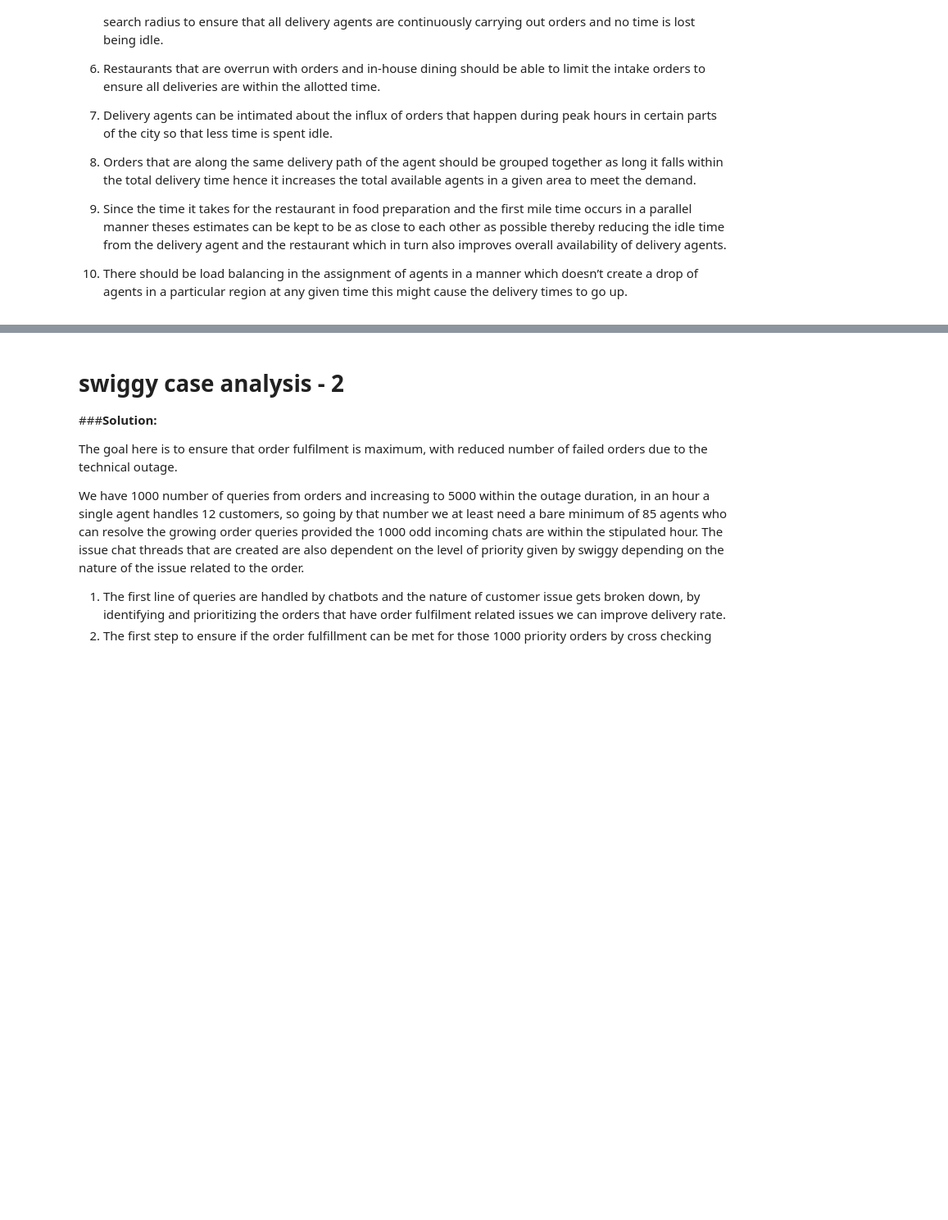
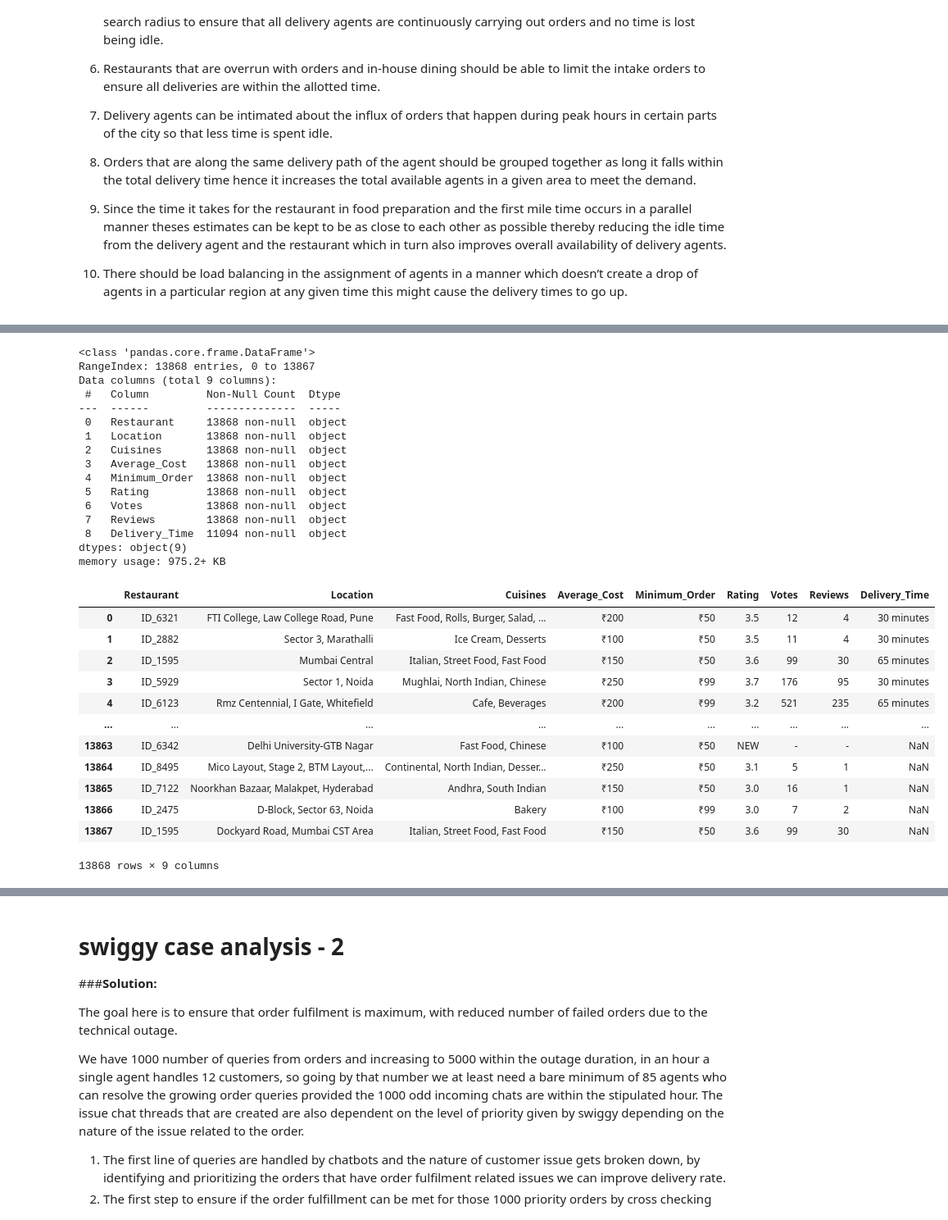
Before and after one commit to RichardPears/temp-workspace, a Jupyter notebook: swiggy_assessment.ipynb, the cells around one changed output, grey strips where cells are left out. Shown at 82% size. Drawn from its saved outputs; the diff is of its cells as text; code cells hidden in the pictures; blank space fills up the shorter version.

```diff
--- a/swiggy_assessment.ipynb
+++ b/swiggy_assessment.ipynb
@@ -43,0 +53,6 @@ The food aggregator model works around two major segments which has the followin
+# %%
+train= pd.read_excel(r'Data_Train.xlsx')
+test= pd.read_excel(r'Data_Test.xlsx')
+# %%
+df = pd.concat([train, test]).reset_index(drop = True)
+print(df.isna().sum())
@@ -43,0 +70,33 @@ The food aggregator model works around two major segments which has the followin
+# %%
+df.info()
+df
+# %% [output]
+<class 'pandas.core.frame.DataFrame'>
+RangeIndex: 13868 entries, 0 to 13867
+Data columns (total 9 columns):
+ #   Column         Non-Null Count  Dtype
+---  ------         --------------  -----
+ 0   Restaurant     13868 non-null  object
+ 1   Location       13868 non-null  object
+ 2   Cuisines       13868 non-null  object
+ 3   Average_Cost   13868 non-null  object
+ 4   Minimum_Order  13868 non-null  object
+ 5   Rating         13868 non-null  object
+ 6   Votes          13868 non-null  object
+ 7   Reviews        13868 non-null  object
+ 8   Delivery_Time  11094 non-null  object
+dtypes: object(9)
+memory usage: 975.2+ KB
+|  | Restaurant | Location | Cuisines | Average_Cost | Minimum_Order | Rating | Votes | Reviews | Delivery_Time |
+| 0 | ID_6321 | FTI College, Law College Road, Pune | Fast Food, Rolls, Burger, Salad, ... | ₹200 | ₹50 | 3.5 | 12 | 4 | 30 minutes |
+| 1 | ID_2882 | Sector 3, Marathalli | Ice Cream, Desserts | ₹100 | ₹50 | 3.5 | 11 | 4 | 30 minutes |
+| 2 | ID_1595 | Mumbai Central | Italian, Street Food, Fast Food | ₹150 | ₹50 | 3.6 | 99 | 30 | 65 minutes |
+| 3 | ID_5929 | Sector 1, Noida | Mughlai, North Indian, Chinese | ₹250 | ₹99 | 3.7 | 176 | 95 | 30 minutes |
+| 4 | ID_6123 | Rmz Centennial, I Gate, Whitefield | Cafe, Beverages | ₹200 | ₹99 | 3.2 | 521 | 235 | 65 minutes |
+| ... | ... | ... | ... | ... | ... | ... | ... | ... | ... |
+| 13863 | ID_6342 | Delhi University-GTB Nagar | Fast Food, Chinese | ₹100 | ₹50 | NEW | - | - | NaN |
+| 13864 | ID_8495 | Mico Layout, Stage 2, BTM Layout,... | Continental, North Indian, Desser... | ₹250 | ₹50 | 3.1 | 5 | 1 | NaN |
+| 13865 | ID_7122 | Noorkhan Bazaar, Malakpet, Hyderabad | Andhra, South Indian | ₹150 | ₹50 | 3.0 | 16 | 1 | NaN |
+| 13866 | ID_2475 | D-Block, Sector 63, Noida | Bakery | ₹100 | ₹99 | 3.0 | 7 | 2 | NaN |
+| 13867 | ID_1595 | Dockyard Road, Mumbai CST Area | Italian, Street Food, Fast Food | ₹150 | ₹50 | 3.6 | 99 | 30 | NaN |
+13868 rows × 9 columns
```
Also changed, not shown: parts of 12 cells of this notebook.
